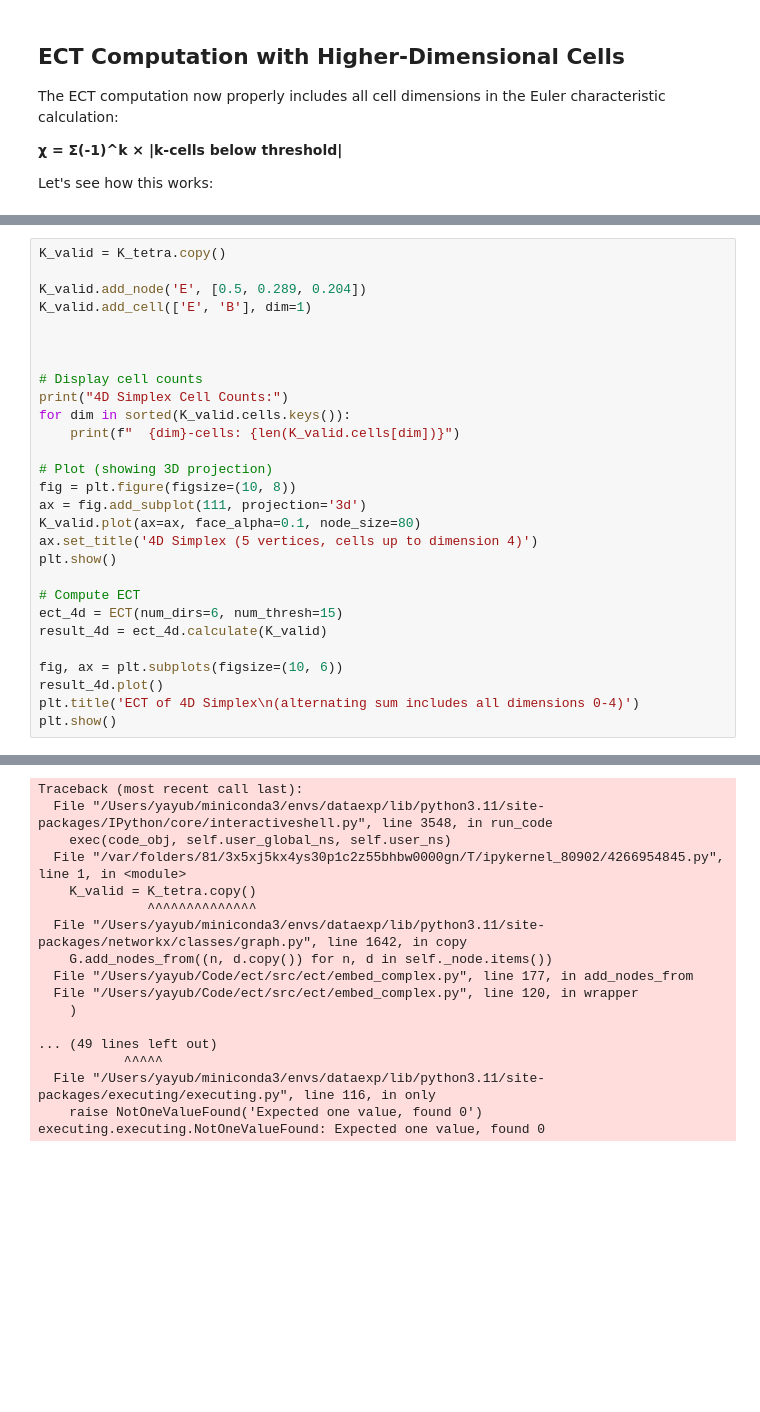
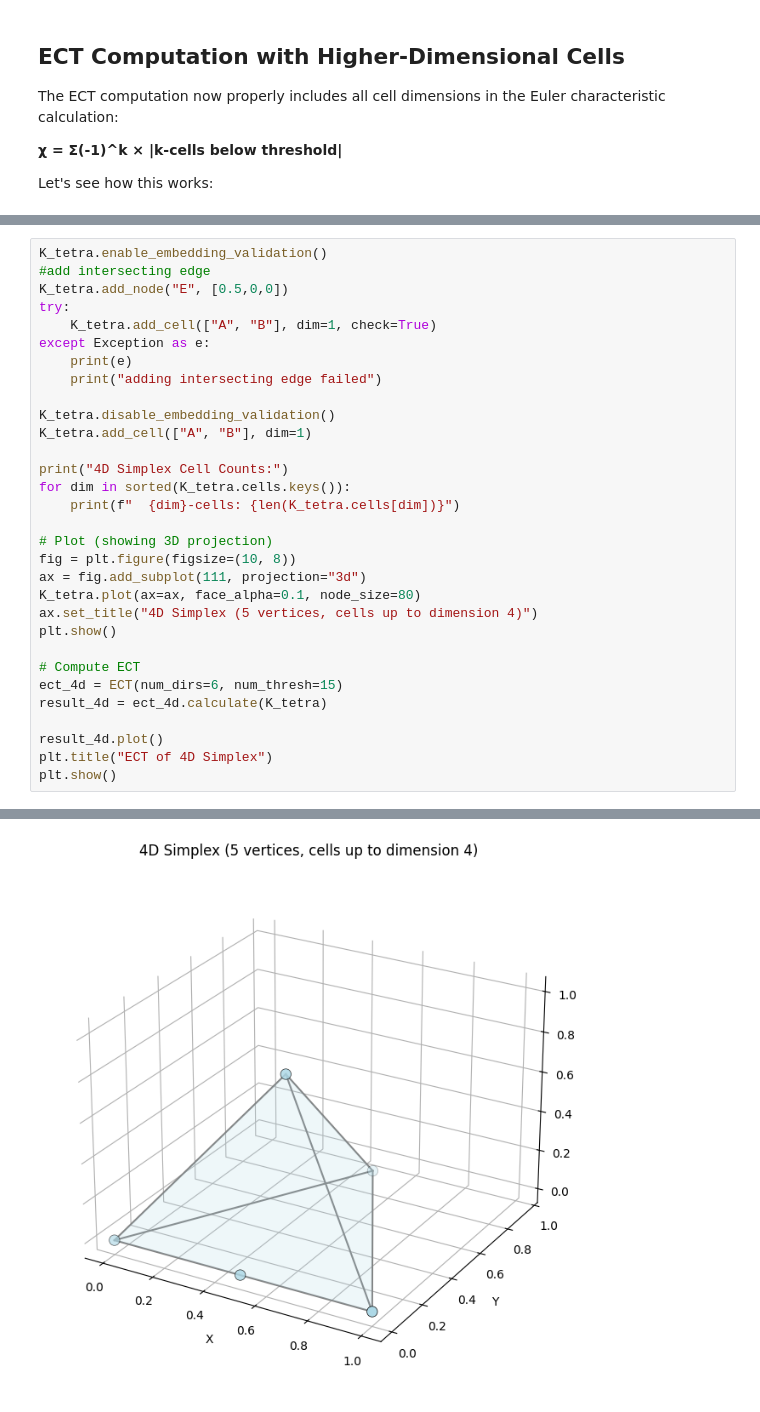
Before and after one commit to MunchLab/ect, a Jupyter notebook: doc_source/notebooks/Tutorial-EmbeddedComplex.ipynb, the cells around one changed output, grey strips where cells are left out. Saved outputs shown, nothing was run; the diff lists cells and outputs as text; blank space fills up the shorter version.

```diff
--- a/doc_source/notebooks/Tutorial-EmbeddedComplex.ipynb
+++ b/doc_source/notebooks/Tutorial-EmbeddedComplex.ipynb
@@ -155,29 +151,32 @@ You can also restrict self-intersections by using the 'validate_embeddings' argu
 # %%
-K_valid = K_tetra.copy()
+K_tetra.enable_embedding_validation()
+#add intersecting edge
+K_tetra.add_node("E", [0.5,0,0])
+try:
+    K_tetra.add_cell(["A", "B"], dim=1, check=True)
+except Exception as e:
+    print(e)
+    print("adding intersecting edge failed")
 
-K_valid.add_node('E', [0.5, 0.289, 0.204])
-K_valid.add_cell(['E', 'B'], dim=1)
+K_tetra.disable_embedding_validation()
+K_tetra.add_cell(["A", "B"], dim=1)
 
-
-
-# Display cell counts
 print("4D Simplex Cell Counts:")
-for dim in sorted(K_valid.cells.keys()):
-    print(f"  {dim}-cells: {len(K_valid.cells[dim])}")
+for dim in sorted(K_tetra.cells.keys()):
+    print(f"  {dim}-cells: {len(K_tetra.cells[dim])}")
 
 # Plot (showing 3D projection)
 fig = plt.figure(figsize=(10, 8))
-ax = fig.add_subplot(111, projection='3d')
-K_valid.plot(ax=ax, face_alpha=0.1, node_size=80)
-ax.set_title('4D Simplex (5 vertices, cells up to dimension 4)')
+ax = fig.add_subplot(111, projection="3d")
+K_tetra.plot(ax=ax, face_alpha=0.1, node_size=80)
+ax.set_title("4D Simplex (5 vertices, cells up to dimension 4)")
 plt.show()
 
 # Compute ECT
 ect_4d = ECT(num_dirs=6, num_thresh=15)
-result_4d = ect_4d.calculate(K_valid)
+result_4d = ect_4d.calculate(K_tetra)
 
-fig, ax = plt.subplots(figsize=(10, 6))
 result_4d.plot()
-plt.title('ECT of 4D Simplex\n(alternating sum includes all dimensions 0-4)')
+plt.title("ECT of 4D Simplex")
 plt.show()
 # %% [output]
@@ -185,17 +189 @@ Unexpected exception formatting exception. Falling back to standard exception
-Traceback (most recent call last):
-  File "/Users/yayub/miniconda3/envs/dataexp/lib/python3.11/site-packages/IPython/core/interactiveshell.py", line 3548, in run_code
-    exec(code_obj, self.user_global_ns, self.user_ns)
-  File "/var/folders/81/3x5xj5kx4ys30p1c2z55bhbw0000gn/T/ipykernel_80902/4266954845.py", line 1, in <module>
-    K_valid = K_tetra.copy()
-              ^^^^^^^^^^^^^^
-  File "/Users/yayub/miniconda3/envs/dataexp/lib/python3.11/site-packages/networkx/classes/graph.py", line 1642, in copy
-    G.add_nodes_from((n, d.copy()) for n, d in self._node.items())
-  File "/Users/yayub/Code/ect/src/ect/embed_complex.py", line 177, in add_nodes_from
-  File "/Users/yayub/Code/ect/src/ect/embed_complex.py", line 120, in wrapper
-    )
-
-... (49 lines left out)
-           ^^^^^
-  File "/Users/yayub/miniconda3/envs/dataexp/lib/python3.11/site-packages/executing/executing.py", line 116, in only
-    raise NotOneValueFound('Expected one value, found 0')
-executing.executing.NotOneValueFound: Expected one value, found 0
+[figure, added]
```
Also changed, not shown: parts of 9 cells of this notebook, 4 other files.
